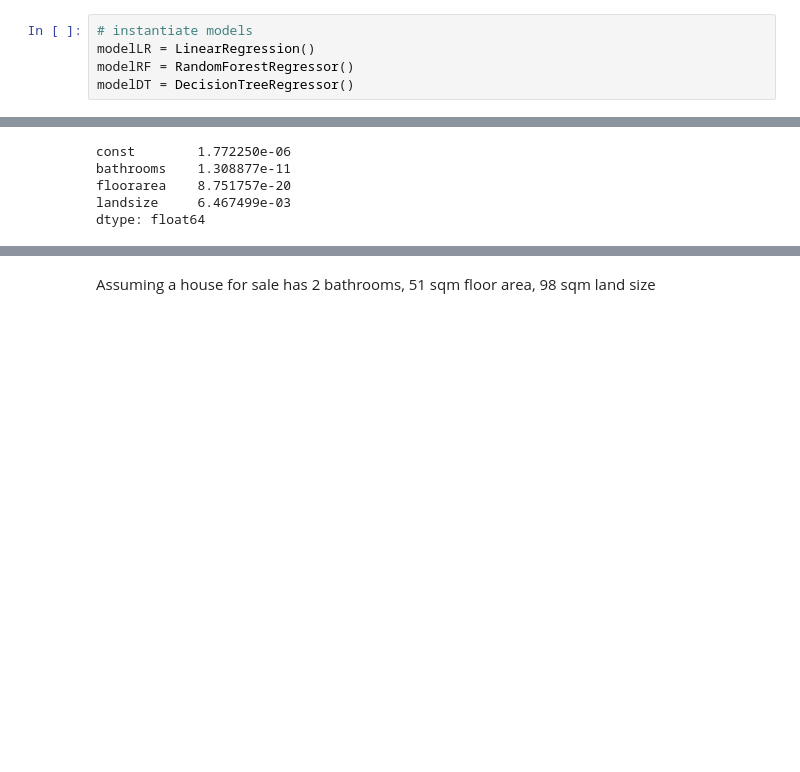
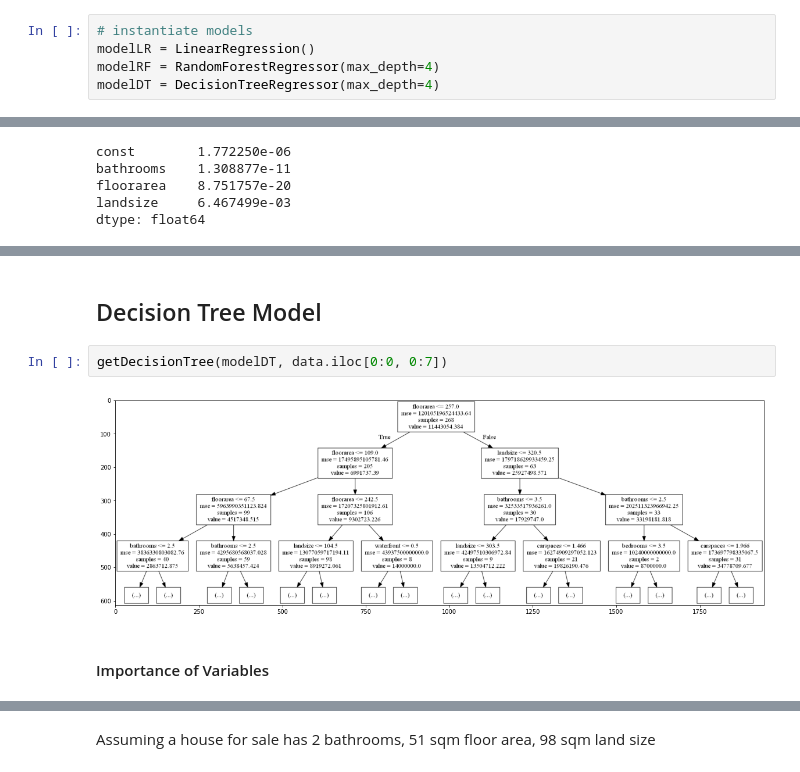
Before and after one commit to gwynncausing/RealEstateMultipleRegression, a Jupyter notebook: Real Estate Multiple Regression.ipynb, the cells around one changed output, grey strips where cells are left out. Saved outputs shown, nothing was run; the diff lists cells and outputs as text; blank space fills up the shorter version.

```diff
--- a/Real Estate Multiple Regression.ipynb
+++ b/Real Estate Multiple Regression.ipynb
@@ -439,8 +464,8 @@ Number of outliers found:  29
 # %%
 # instantiate models
 modelLR = LinearRegression()
-modelRF = RandomForestRegressor()
-modelDT = DecisionTreeRegressor()
+modelRF = RandomForestRegressor(max_depth=4)
+modelDT = DecisionTreeRegressor(max_depth=4)
 # %%
 X = data.iloc[ : , 0:7]
 Y = data.iloc[ : , 7]
@@ -598,3 +629,11 @@ Notes:
 [1] Standard Errors assume that the covariance matrix of the errors is correctly specified.
 [2] The condition number is large, 1.04e+03. This might indicate that there are
 strong multicollinearity or other numerical problems.
+# %% [markdown]
+## Decision Tree Model
+# %%
+getDecisionTree(modelDT, data.iloc[0:0, 0:7])
+# %% [output]
+[figure, added]
+# %% [markdown]
+#### Importance of Variables
```
Also changed, not shown: parts of 26 cells of this notebook, 4 other files.
